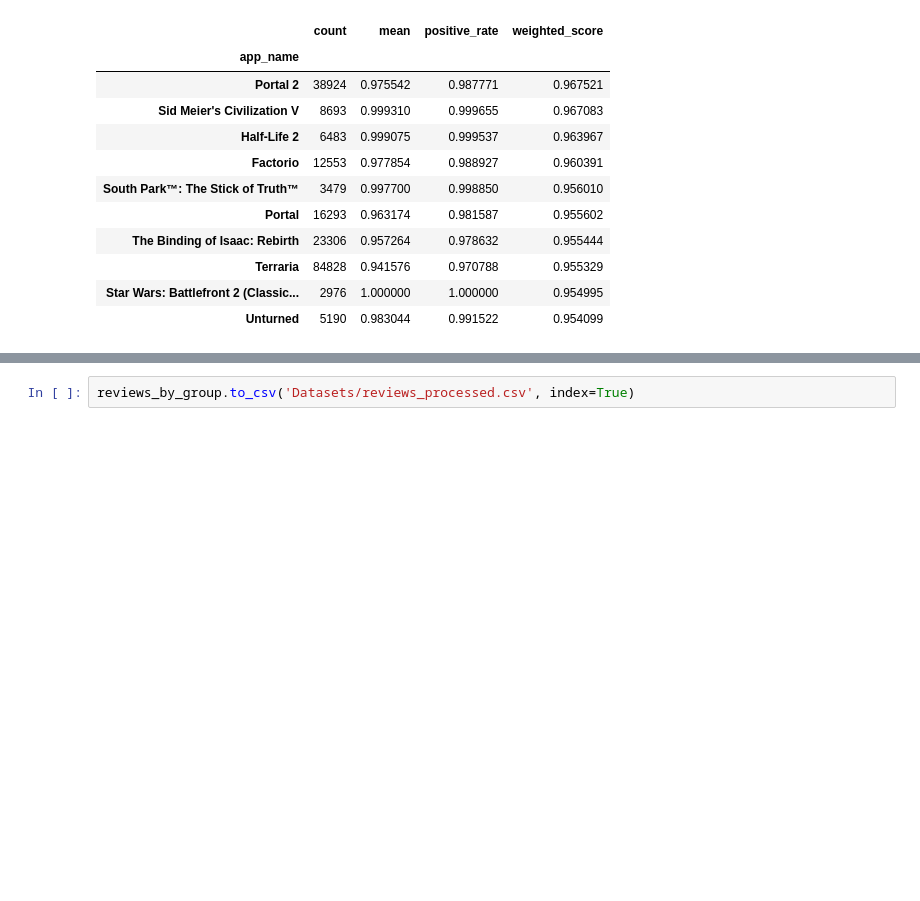
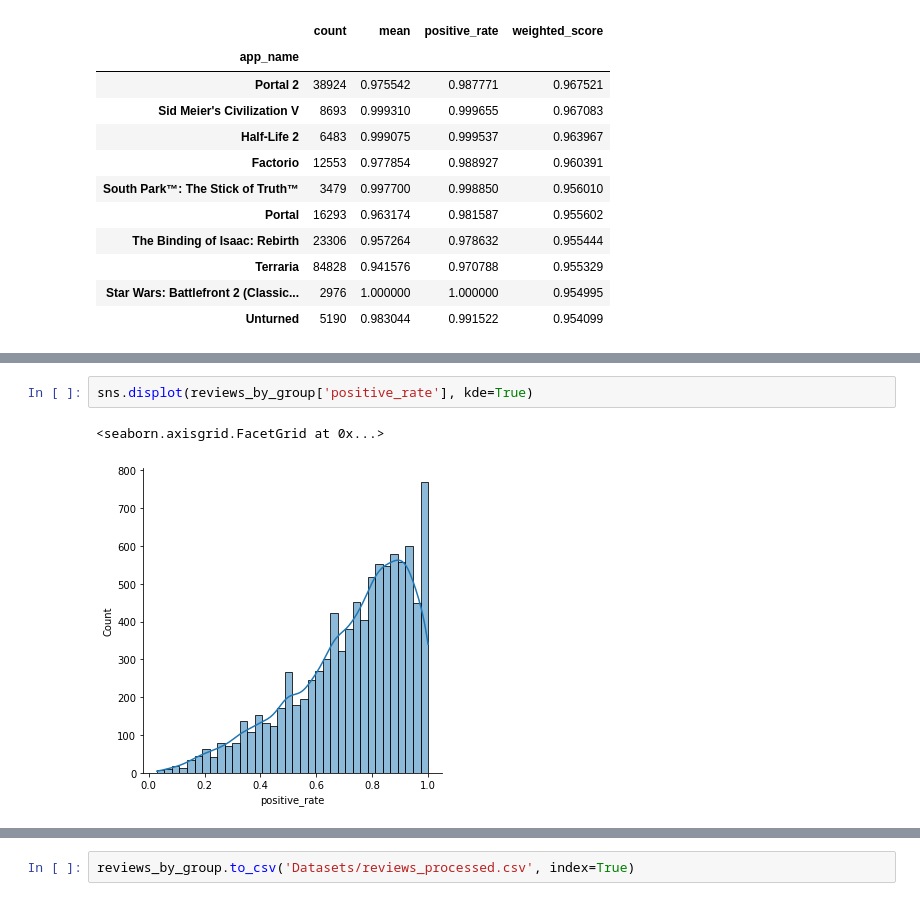
Before and after one commit to darrenchay/game_recommender, a Jupyter notebook: 1_weighted_score.ipynb, the cells around one changed output, grey strips where cells are left out. Drawn from its saved outputs; the diff is of its cells as text; blank space fills up the shorter version.

```diff
--- a/1_weighted_score.ipynb
+++ b/1_weighted_score.ipynb
@@ -107,0 +115,5 @@ reviews_by_group.sort_values('weighted_score',ascending=False)[:10]
+# %%
+sns.displot(reviews_by_group['positive_rate'], kde=True)
+# %% [output]
+<seaborn.axisgrid.FacetGrid at 0x...>
+[figure, added]
```
Also changed, not shown: parts of 8 cells of this notebook, 2 other files.
